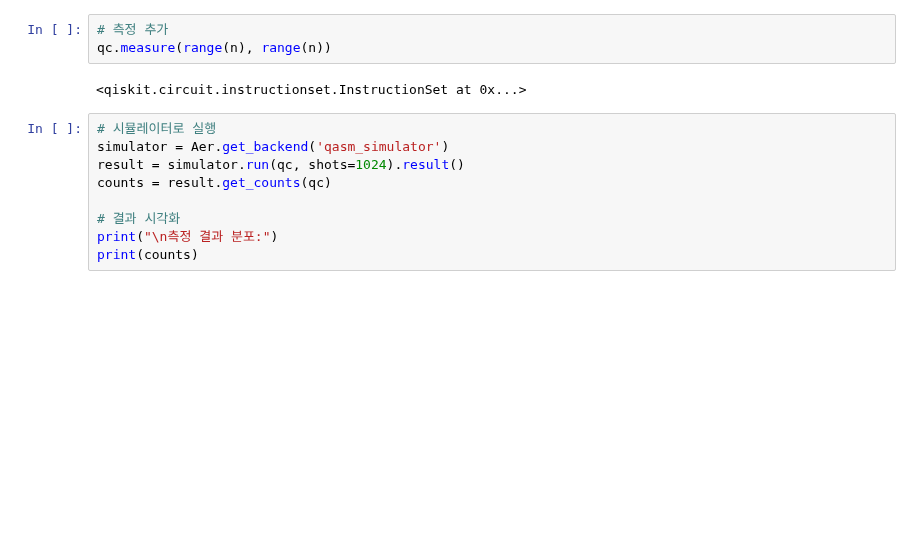
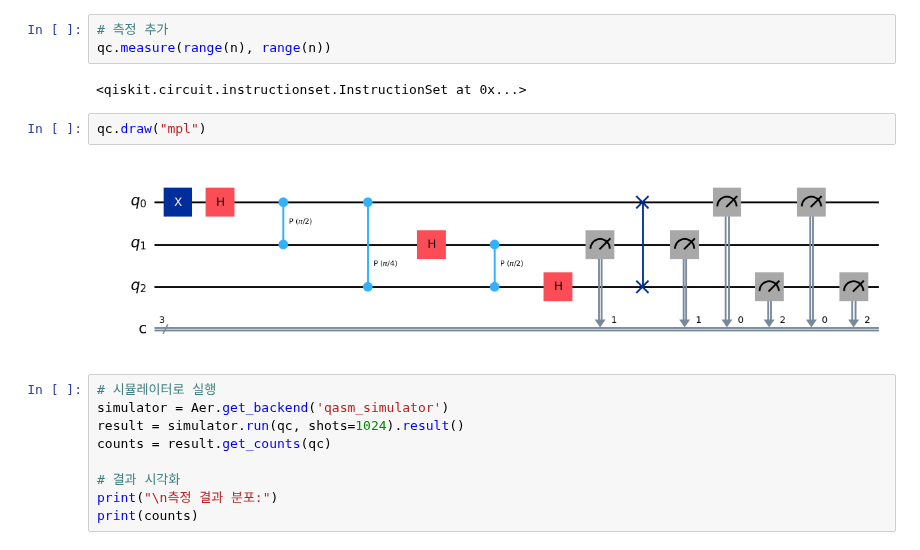
Before and after one commit to mkbahk/QuantumComputing, a Jupyter notebook: QuantumToyAlgorithm_QFT_05_Claude_mkbahk_20250423.ipynb, the cells around one changed output. Drawn from its saved outputs; the diff is of its cells as text; blank space fills up the shorter version.

```diff
--- a/QuantumToyAlgorithm_QFT_05_Claude_mkbahk_20250423.ipynb
+++ b/QuantumToyAlgorithm_QFT_05_Claude_mkbahk_20250423.ipynb
@@ -101,6 +101,10 @@ c: 3/═════════════════════════
 qc.measure(range(n), range(n))
 # %% [output]
 <qiskit.circuit.instructionset.InstructionSet at 0x...>
+# %%
+qc.draw("mpl")
+# %% [output]
+[figure, added]
 # %%
 # 시뮬레이터로 실행
 simulator = Aer.get_backend('qasm_simulator')
```
